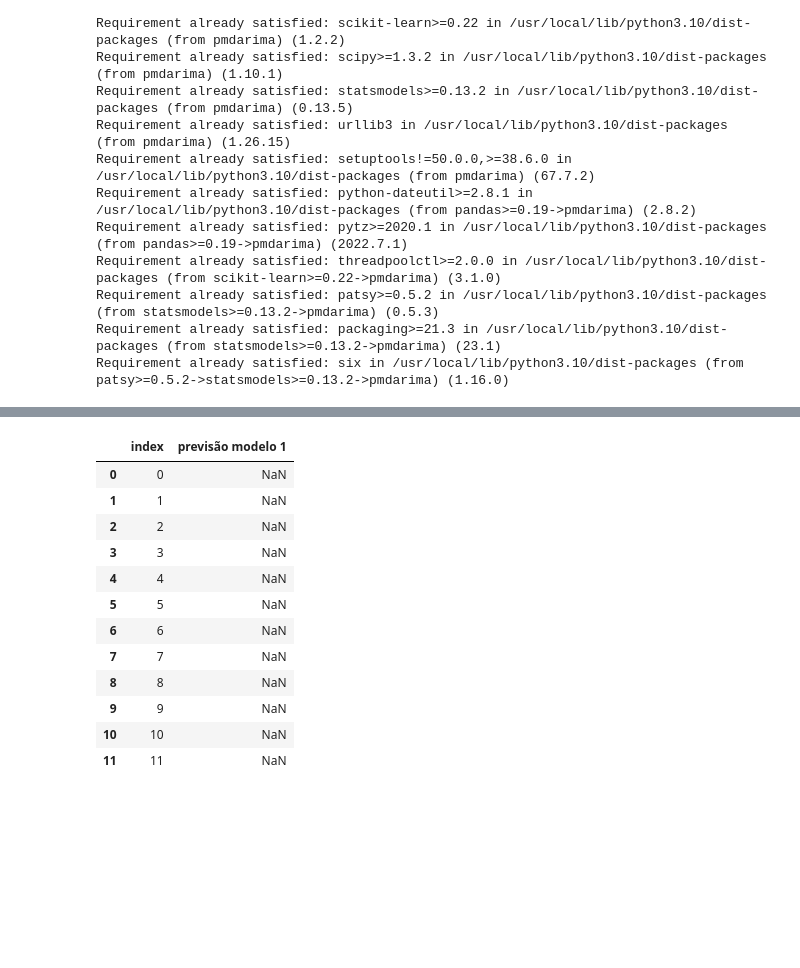
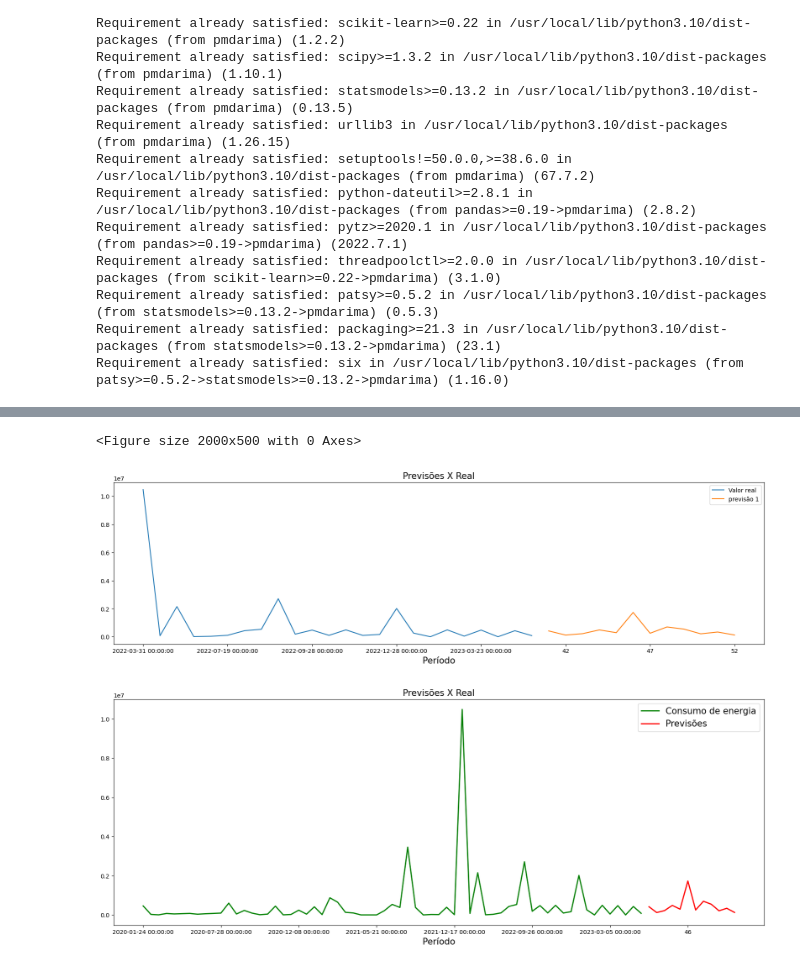
Before and after one commit to roliveira15/Data_Science_Sales_Forecast, a Jupyter notebook: Sales_Forecast.ipynb, the cells around one changed output, grey strips where cells are left out. Saved outputs shown, nothing was run; the diff lists cells and outputs as text; code cells hidden in the pictures; blank space fills up the shorter version.

```diff
--- a/Sales_Forecast.ipynb
+++ b/Sales_Forecast.ipynb
@@ -258,0 +284,6 @@ PPtest = groupStructures[['valor_total_pedido','data','mes']].loc[(groupStructur
+# %%
+PPtreino = modelo_preditivo.loc['2020-01-01':'2022-01-01']
+
+PPtest = modelo_preditivo.loc['2022-01-01':]
+
+PPtreino
@@ -259,3 +309,3 @@ PPtest = groupStructures[['valor_total_pedido','data','mes']].loc[(groupStructur
 # %%
-stepwise.fit(PPtest['data'])
+stepwise.fit(PPtreino)
 # %% [output]
@@ -299,18 +332,22 @@ tesstee
-# %%
-display(previsao[].reset_index())
-
-previsao=pd.DataFrame(previsao,index=tesstee.index, columns=['previsão modelo 1'])
-# %% [output]
-|  | index | previsão modelo 1 |
-| 0 | 0 | NaN |
-| 1 | 1 | NaN |
-| 2 | 2 | NaN |
-| 3 | 3 | NaN |
-| 4 | 4 | NaN |
-| 5 | 5 | NaN |
-| 6 | 6 | NaN |
-| 7 | 7 | NaN |
-| 8 | 8 | NaN |
-| 9 | 9 | NaN |
-| 10 | 10 | NaN |
-| 11 | 11 | NaN |
+# %%
+prevtessisao=pd.DataFrame(previsao,index=PPtest.index, columns=['previsão modelo 1'])
+plt.figure(figsize=(20,5))
+pd.concat([PPtest,previsao],axis=1).plot(figsize=(20,5))
+plt.xlabel('')
+plt.title('Previsões X Real',size=15)
+plt.xlabel("Período", size=15)
+plt.legend(['Valor real','previsão 1','previsão 2']);
+# %% [output]
+<Figure size 2000x500 with 0 Axes>
+[figure, added]
+# %%
+pd.concat([modelo_preditivo,previsao],
+          axis=1).plot(linewidth=2,
+                       figsize=(20,7),
+                       color=['g','r'])
+plt.legend(['Consumo de energia','Previsões'], fontsize=15)
+plt.xlabel('Período', size=15)
+plt.title('Previsões X Real',size=15)
+plt.show();
+# %% [output]
+[figure, added]
```
Also changed, not shown: parts of 15 cells of this notebook.
